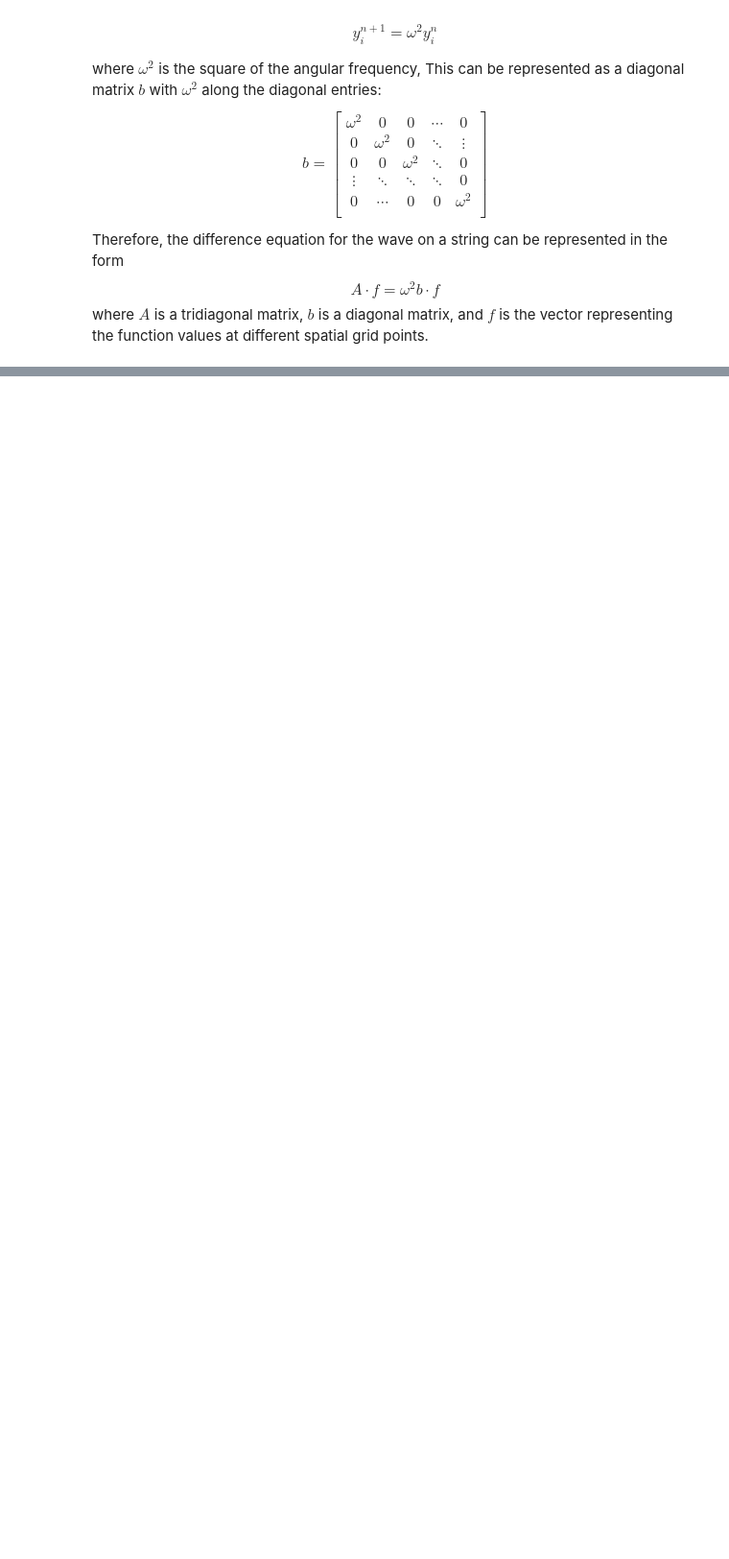
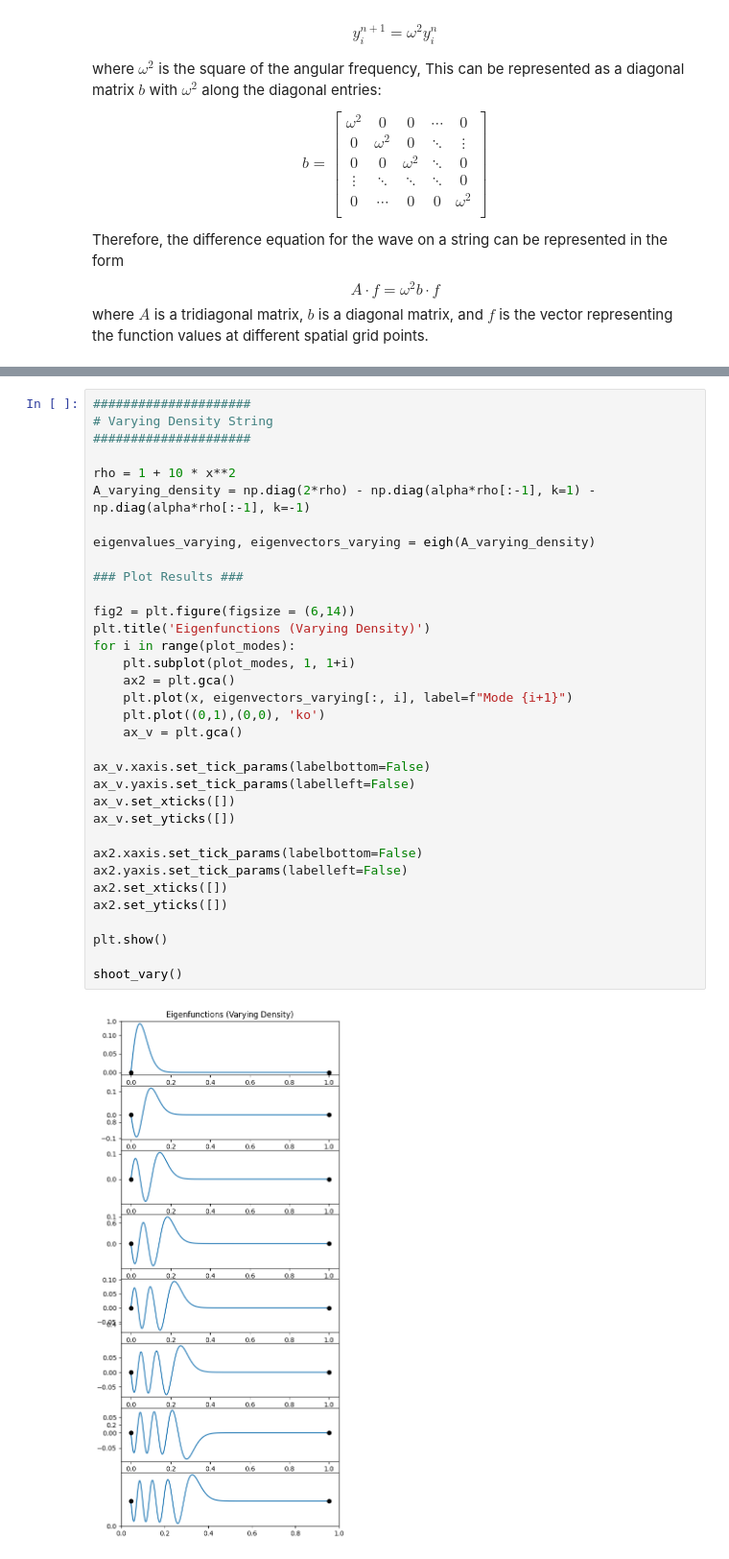
Before and after one commit to LFW25/PHYS512-Computational_Physics, a Jupyter notebook: Assignments/A6.ipynb, the cells around one changed output, grey strips where cells are left out. Shown at 96% size. Cells and saved outputs as stored; diff of their text form; blank space fills up the shorter version.

```diff
--- a/Assignments/A6.ipynb
+++ b/Assignments/A6.ipynb
@@ -355,0 +525,36 @@ where $A$ is a tridiagonal matrix, $b$ is a diagonal matrix, and $f$ is the vect
+# %%
+#####################
+# Varying Density String
+#####################
+
+rho = 1 + 10 * x**2
+A_varying_density = np.diag(2*rho) - np.diag(alpha*rho[:-1], k=1) - np.diag(alpha*rho[:-1], k=-1)
+
+eigenvalues_varying, eigenvectors_varying = eigh(A_varying_density)
+
+### Plot Results ###
+
+fig2 = plt.figure(figsize = (6,14))
+plt.title('Eigenfunctions (Varying Density)')
+for i in range(plot_modes):
+    plt.subplot(plot_modes, 1, 1+i)
+    ax2 = plt.gca()
+    plt.plot(x, eigenvectors_varying[:, i], label=f"Mode {i+1}")
+    plt.plot((0,1),(0,0), 'ko')
+    ax_v = plt.gca()
+
+ax_v.xaxis.set_tick_params(labelbottom=False)
+ax_v.yaxis.set_tick_params(labelleft=False)
+ax_v.set_xticks([])
+ax_v.set_yticks([])
+
+ax2.xaxis.set_tick_params(labelbottom=False)
+ax2.yaxis.set_tick_params(labelleft=False)
+ax2.set_xticks([])
+ax2.set_yticks([])
+
+plt.show()
+
+shoot_vary()
+# %% [output]
+[figure, added]
```
Also changed, not shown: parts of 7 cells of this notebook.
